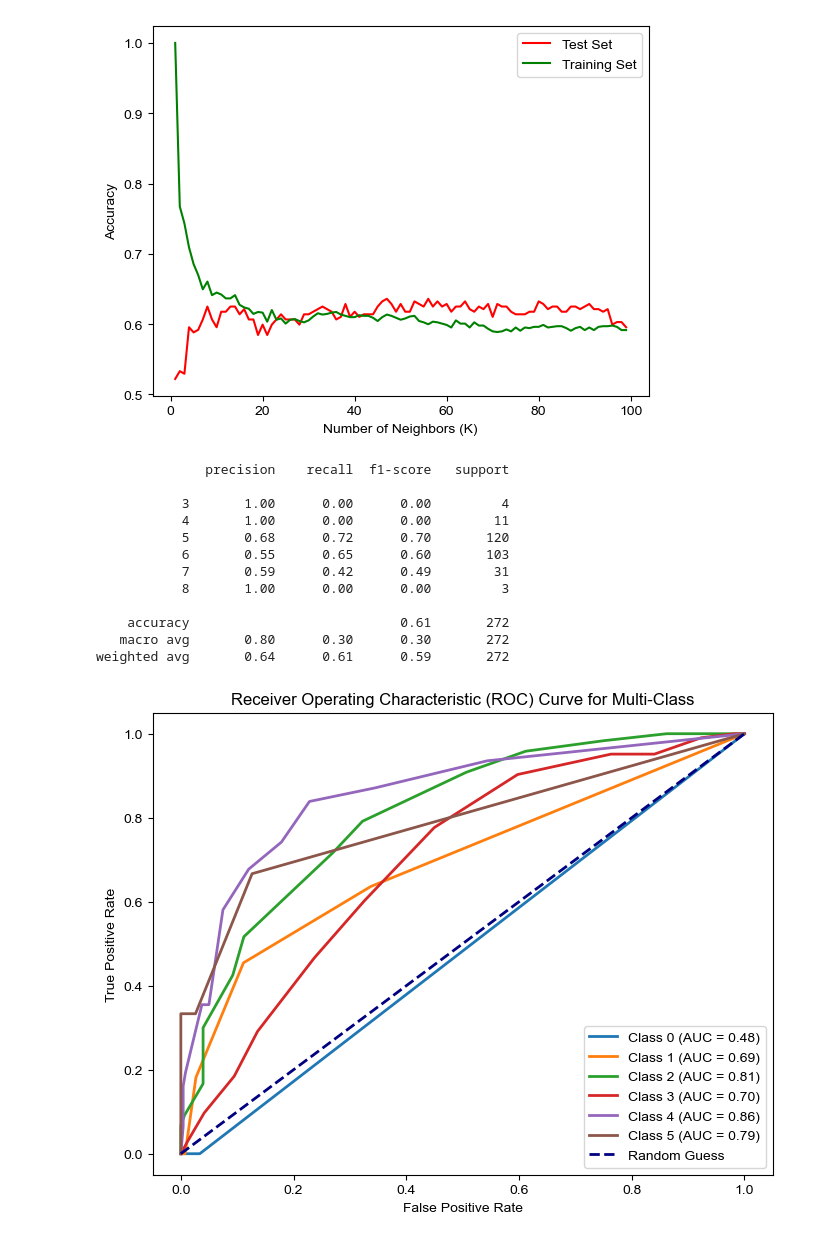
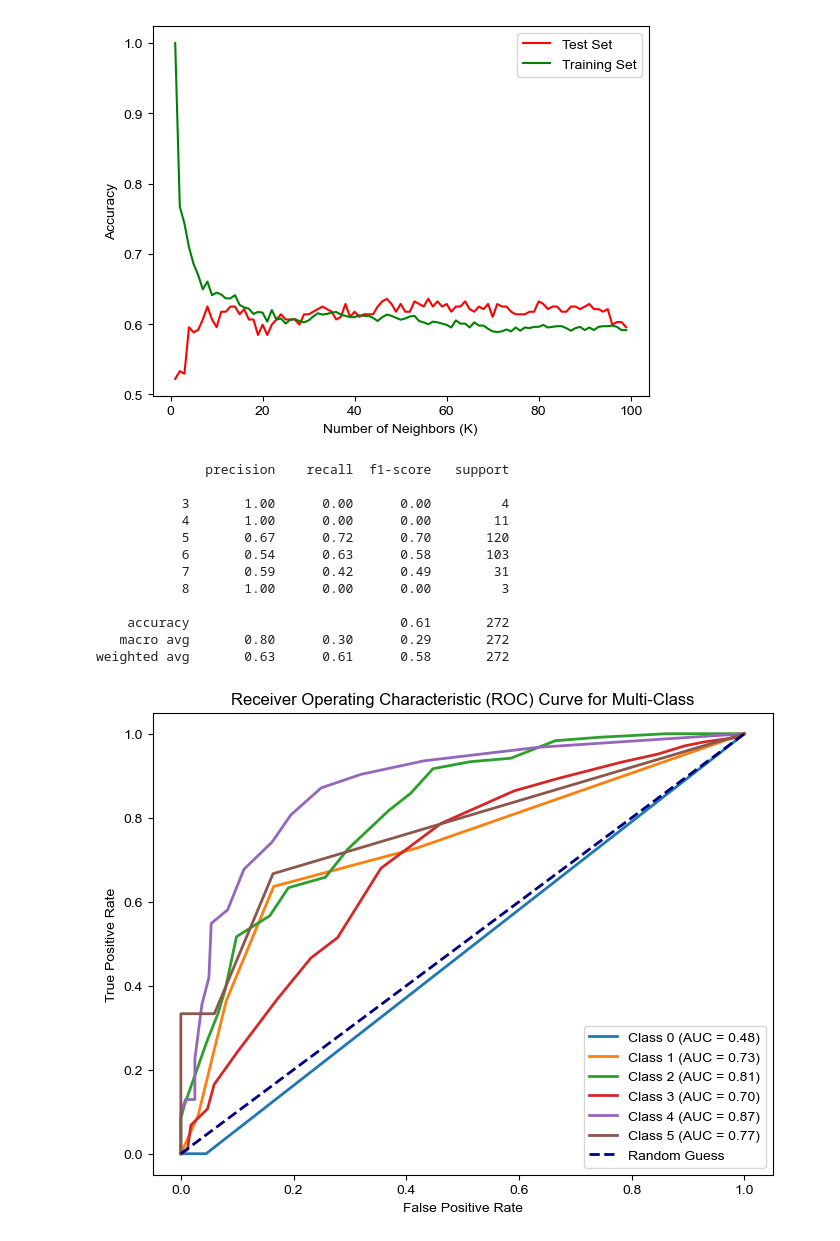
Before and after one commit to yeonho0214/test, a Jupyter notebook: 3. 모델 성능 평가 (ConfusionMatrix, ROCCurve).ipynb, the cells around one changed output. Cells and saved outputs as stored; diff of their text form; code cells hidden in the pictures.

```diff
--- a/3. 모델 성능 평가 (ConfusionMatrix, ROCCurve).ipynb
+++ b/3. 모델 성능 평가 (ConfusionMatrix, ROCCurve).ipynb
@@ -19,8 +19,8 @@ y = df['quality']
 # 데이터를 훈련 세트와 테스트 세트로 나누기
 X_train, X_test, y_train, y_test = train_test_split(X, y, test_size=0.2, random_state=42)
 # %%
-# KNN 모델 훈련 및 성능 평가 (K=8)
-knn = KNeighborsClassifier(n_neighbors=8)
+# KNN 모델 훈련 및 성능 평가 (K=21)
+knn = KNeighborsClassifier(n_neighbors=21)
 knn.fit(X_train, y_train)
 accuracy = knn.score(X_test, y_test)
 
@@ -104,7 +104,7 @@ y_train_bin = label_binarize(y_train, classes=np.unique(y))
 y_test_bin = label_binarize(y_test, classes=np.unique(y))
 
 # One-vs-Rest 접근 방식으로 KNN 모델 훈련
-knn = OneVsRestClassifier(KNeighborsClassifier(n_neighbors=15))
+knn = OneVsRestClassifier(KNeighborsClassifier(n_neighbors=21))
 knn.fit(X_train, y_train_bin)
 
 # 각 클래스에 대한 ROC 커브 계산
@@ -141,8 +141,8 @@ plt.show()
 # 데이터를 훈련 세트와 테스트 세트로 나누기
 X1_train, X1_test, y_train, y_test = train_test_split(X1, y, test_size=0.2, random_state=42)
 # %%
-# KNN 모델 훈련 및 성능 평가 (K=24)
-knn = KNeighborsClassifier(n_neighbors=24)
+# KNN 모델 훈련 및 성능 평가 (K=23)
+knn = KNeighborsClassifier(n_neighbors=23)
 knn.fit(X1_train, y_train)
 accuracy = knn.score(X1_test, y_test)
 
@@ -180,14 +180,14 @@ print(classification_report(y_test, y_pred, zero_division=True))
 
            3       1.00      0.00      0.00         4
            4       1.00      0.00      0.00        11
-           5       0.68      0.72      0.70       120
-           6       0.55      0.65      0.60       103
+           5       0.67      0.72      0.70       120
+           6       0.54      0.63      0.58       103
            7       0.59      0.42      0.49        31
            8       1.00      0.00      0.00         3
 
     accuracy                           0.61       272
-   macro avg       0.80      0.30      0.30       272
-weighted avg       0.64      0.61      0.59       272
+   macro avg       0.80      0.30      0.29       272
+weighted avg       0.63      0.61      0.58       272
 # %%
 import numpy as np
 import matplotlib.pyplot as plt
@@ -212,34 +212,34 @@ y_train_bin = label_binarize(y_train, classes=np.unique(y))
 y_test_bin = label_binarize(y_test, classes=np.unique(y))
 
 # One-vs-Rest 접근 방식으로 KNN 모델 훈련
-knn = OneVsRestClassifier(KNeighborsClassifier(n_neighbors=15))
+knn = OneVsRestClassifier(KNeighborsClassifier(n_neighbors=23))
 knn.fit(X1_train, y_train_bin)
 
 # 각 클래스에 대한 ROC 커브 계산
 fpr = dict()
 tpr = dict()
 roc_auc = dict()
 
 y_scores = knn.predict_proba(X1_test)
 
 for i in range(len(np.unique(y))):
     fpr[i], tpr[i], _ = roc_curve(y_test_bin[:, i], y_scores[:, i])
     roc_auc[i] = auc(fpr[i], tpr[i])
 
 # 폰트 설정
 plt.rcParams['font.family'] = 'Arial'
 
 # 각 클래스에 대한 ROC 커브 그리기
 plt.figure(figsize=(8, 6))
 
 for i in range(len(np.unique(y))):
     plt.plot(fpr[i], tpr[i], lw=2, label=f'Class {i} (AUC = {roc_auc[i]:.2f})')
 
 plt.plot([0, 1], [0, 1], color='navy', lw=2, linestyle='--', label='Random Guess')
 plt.xlabel('False Positive Rate')
 plt.ylabel('True Positive Rate')
 plt.title('Receiver Operating Characteristic (ROC) Curve for Multi-Class')
 plt.legend(loc='lower right')
 plt.show()
 # %% [output]
-[figure, old version]
+[figure, new version]
```
Also changed, not shown: parts of 7 cells of this notebook.
